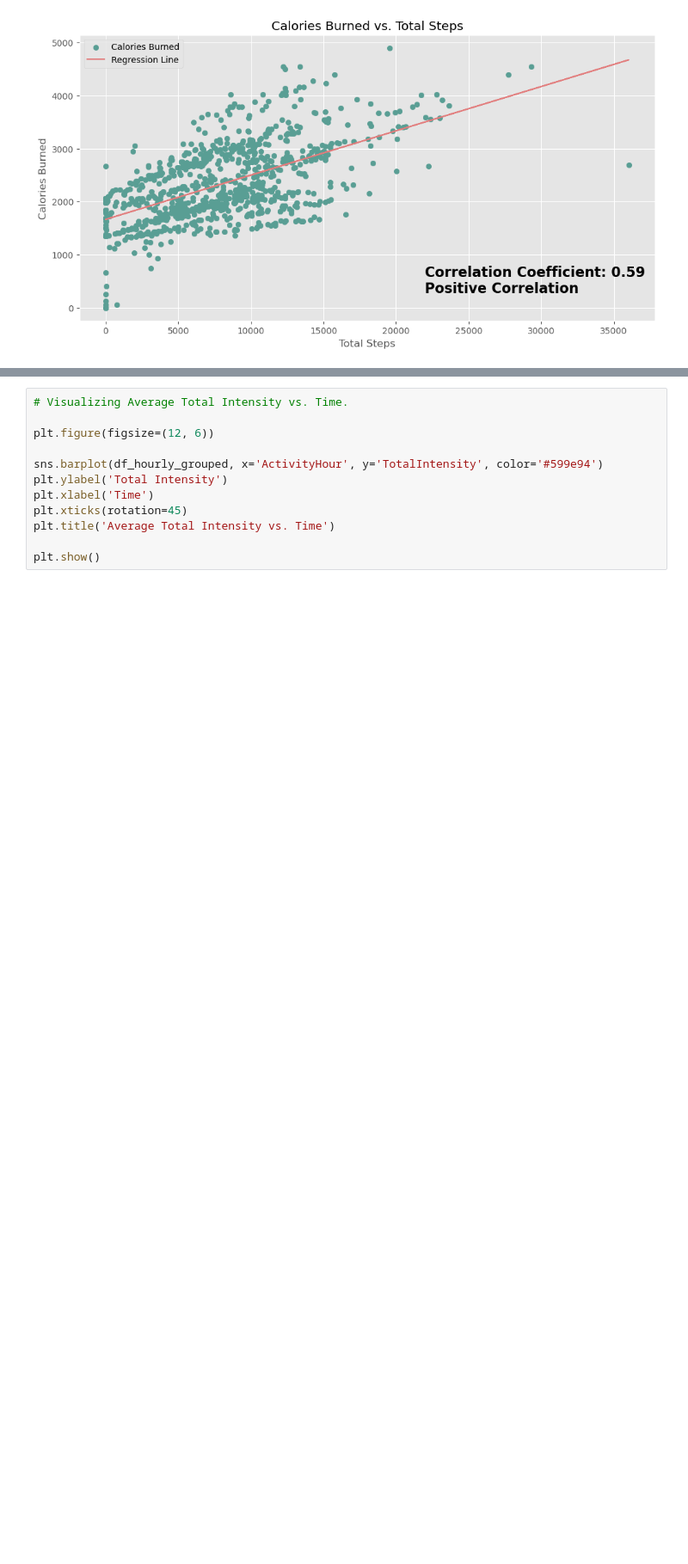
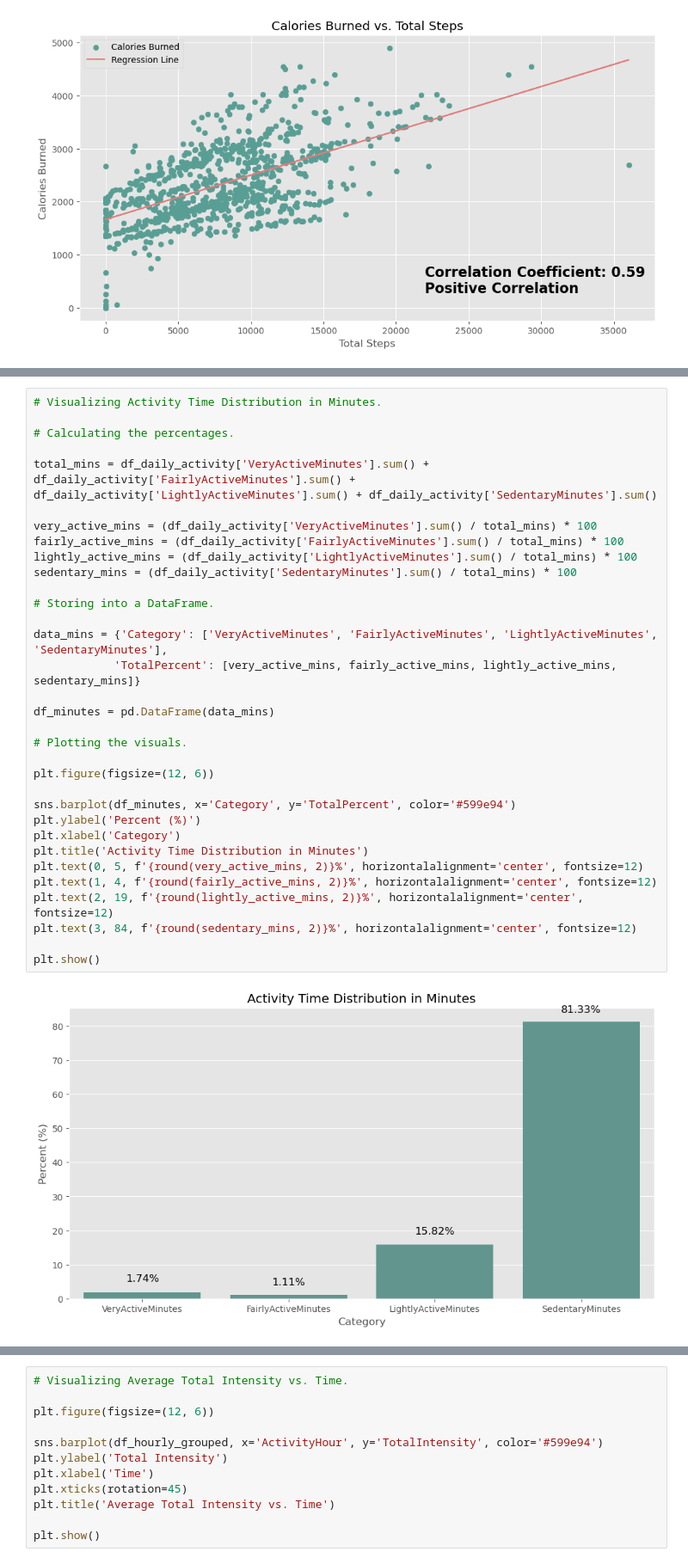
Before and after one commit to Klekzee/Case-Studies, a Jupyter notebook: 01-GoogleCapstone1/BellaBeat.ipynb, the cells around one changed output, grey strips where cells are left out. Shown at 86% size. Saved outputs shown, nothing was run; the diff lists cells and outputs as text; blank space fills up the shorter version.

```diff
--- a/01-GoogleCapstone1/BellaBeat.ipynb
+++ b/01-GoogleCapstone1/BellaBeat.ipynb
@@ -519,0 +535,35 @@ plt.show()
+# %%
+# Visualizing Activity Time Distribution in Minutes.
+
+# Calculating the percentages.
+
+total_mins = df_daily_activity['VeryActiveMinutes'].sum() + df_daily_activity['FairlyActiveMinutes'].sum() + df_daily_activity['LightlyActiveMinutes'].sum() + df_daily_activity['SedentaryMinutes'].sum()
+
+very_active_mins = (df_daily_activity['VeryActiveMinutes'].sum() / total_mins) * 100
+fairly_active_mins = (df_daily_activity['FairlyActiveMinutes'].sum() / total_mins) * 100
+lightly_active_mins = (df_daily_activity['LightlyActiveMinutes'].sum() / total_mins) * 100
+sedentary_mins = (df_daily_activity['SedentaryMinutes'].sum() / total_mins) * 100
+
+# Storing into a DataFrame.
+
+data_mins = {'Category': ['VeryActiveMinutes', 'FairlyActiveMinutes', 'LightlyActiveMinutes', 'SedentaryMinutes'],
+            'TotalPercent': [very_active_mins, fairly_active_mins, lightly_active_mins, sedentary_mins]}
+
+df_minutes = pd.DataFrame(data_mins)
+
+# Plotting the visuals.
+
+plt.figure(figsize=(12, 6))
+
+sns.barplot(df_minutes, x='Category', y='TotalPercent', color='#599e94')
+plt.ylabel('Percent (%)')
+plt.xlabel('Category')
+plt.title('Activity Time Distribution in Minutes')
+plt.text(0, 5, f'{round(very_active_mins, 2)}%', horizontalalignment='center', fontsize=12)
+plt.text(1, 4, f'{round(fairly_active_mins, 2)}%', horizontalalignment='center', fontsize=12)
+plt.text(2, 19, f'{round(lightly_active_mins, 2)}%', horizontalalignment='center', fontsize=12)
+plt.text(3, 84, f'{round(sedentary_mins, 2)}%', horizontalalignment='center', fontsize=12)
+
+plt.show()
+# %% [output]
+[figure, added]
```
Also changed, not shown: parts of 8 cells of this notebook.
